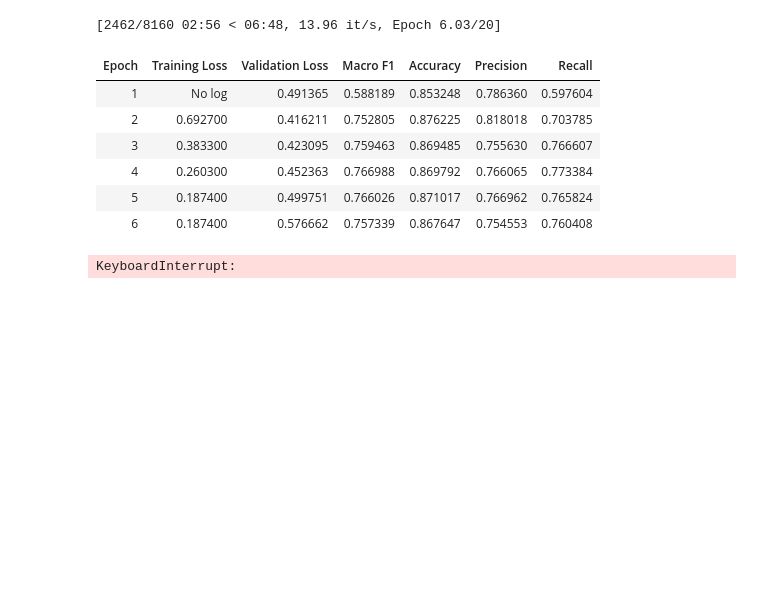
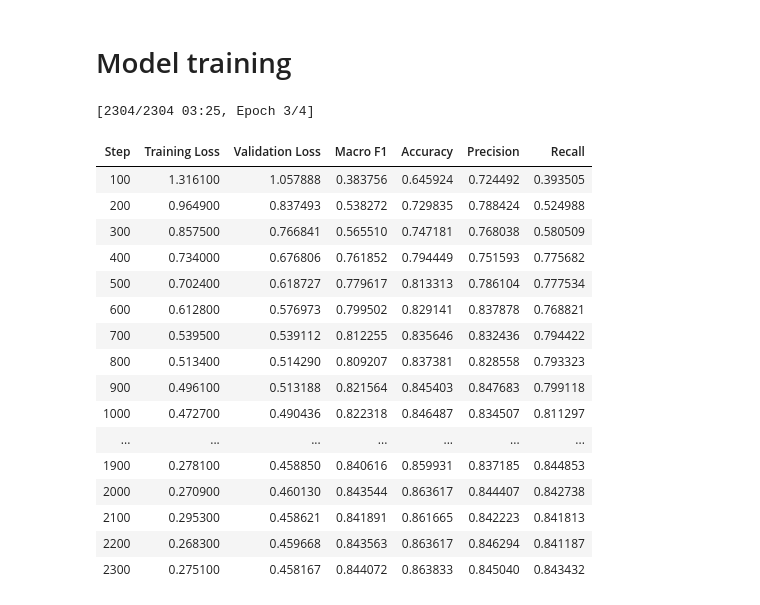
Before and after one commit to congyoua/CSC413Final, a Jupyter notebook: model.ipynb, the cells around one changed output. Drawn from its saved outputs; the diff is of its cells as text; code cells hidden in the pictures; blank space fills up the shorter version.

```diff
--- a/model.ipynb
+++ b/model.ipynb
@@ -150,5 +157,7 @@ Some weights of the model checkpoint at distilbert-base-uncased were not used wh
 - This IS expected if you are initializing DistilBertModel from the checkpoint of a model trained on another task or with another architecture (e.g. initializing a BertForSequenceClassification model  ...
 - This IS NOT expected if you are initializing DistilBertModel from the checkpoint of a model that you expect to be exactly identical (initializing a BertForSequenceClassification model from a BertFor ...
+# %% [markdown]
+# Model training
 # %%
 # Metrics for evaluation
 def compute_metrics(p):
@@ -197,16 +207,26 @@ trainer = Trainer(
     compute_metrics=compute_metrics,
     #callbacks=[early_stopping_callback]
 )
-# %%
-# Train the model
-trainer.train()
-# %% [output]
-[2462/8160 02:56 < 06:48, 13.96 it/s, Epoch 6.03/20]
-| Epoch | Training Loss | Validation Loss | Macro F1 | Accuracy | Precision | Recall |
-| 1 | No log | 0.491365 | 0.588189 | 0.853248 | 0.786360 | 0.597604 |
-| 2 | 0.692700 | 0.416211 | 0.752805 | 0.876225 | 0.818018 | 0.703785 |
-| 3 | 0.383300 | 0.423095 | 0.759463 | 0.869485 | 0.755630 | 0.766607 |
-| 4 | 0.260300 | 0.452363 | 0.766988 | 0.869792 | 0.766065 | 0.773384 |
-| 5 | 0.187400 | 0.499751 | 0.766026 | 0.871017 | 0.766962 | 0.765824 |
-| 6 | 0.187400 | 0.576662 | 0.757339 | 0.867647 | 0.754553 | 0.760408 |
-KeyboardInterrupt:
+# %%
+# Train the model
+training_logs = trainer.train()
+trainer.save_model('./distilbert-model')
+# %% [output]
+[2304/2304 03:25, Epoch 3/4]
+| Step | Training Loss | Validation Loss | Macro F1 | Accuracy | Precision | Recall |
+| 100 | 1.316100 | 1.057888 | 0.383756 | 0.645924 | 0.724492 | 0.393505 |
+| 200 | 0.964900 | 0.837493 | 0.538272 | 0.729835 | 0.788424 | 0.524988 |
+| 300 | 0.857500 | 0.766841 | 0.565510 | 0.747181 | 0.768038 | 0.580509 |
+| 400 | 0.734000 | 0.676806 | 0.761852 | 0.794449 | 0.751593 | 0.775682 |
+| 500 | 0.702400 | 0.618727 | 0.779617 | 0.813313 | 0.786104 | 0.777534 |
+| 600 | 0.612800 | 0.576973 | 0.799502 | 0.829141 | 0.837878 | 0.768821 |
+| 700 | 0.539500 | 0.539112 | 0.812255 | 0.835646 | 0.832436 | 0.794422 |
+| 800 | 0.513400 | 0.514290 | 0.809207 | 0.837381 | 0.828558 | 0.793323 |
+| 900 | 0.496100 | 0.513188 | 0.821564 | 0.845403 | 0.847683 | 0.799118 |
+| 1000 | 0.472700 | 0.490436 | 0.822318 | 0.846487 | 0.834507 | 0.811297 |
+| ... | ... | ... | ... | ... | ... | ... |
+| 1900 | 0.278100 | 0.458850 | 0.840616 | 0.859931 | 0.837185 | 0.844853 |
+| 2000 | 0.270900 | 0.460130 | 0.843544 | 0.863617 | 0.844407 | 0.842738 |
+| 2100 | 0.295300 | 0.458621 | 0.841891 | 0.861665 | 0.842223 | 0.841813 |
+| 2200 | 0.268300 | 0.459668 | 0.843563 | 0.863617 | 0.846294 | 0.841187 |
+| 2300 | 0.275100 | 0.458167 | 0.844072 | 0.863833 | 0.845040 | 0.843432 |
```
Also changed, not shown: parts of 12 cells of this notebook.
